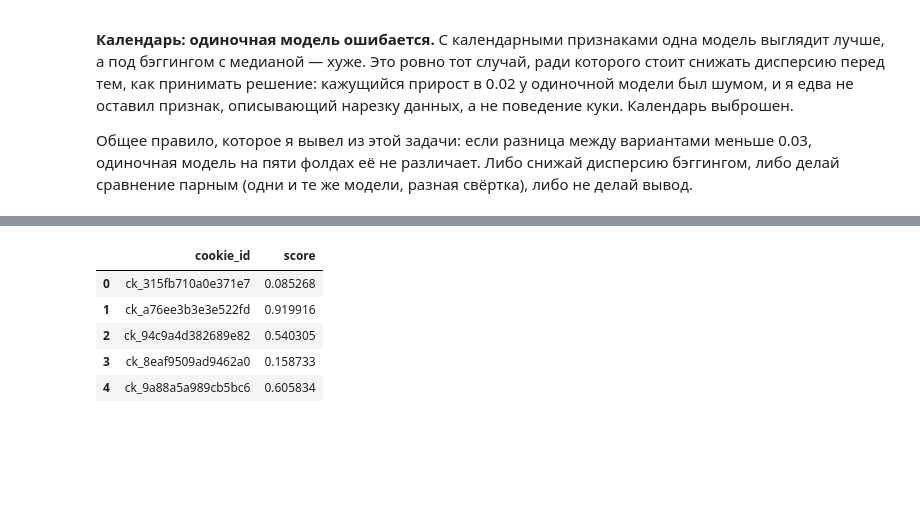
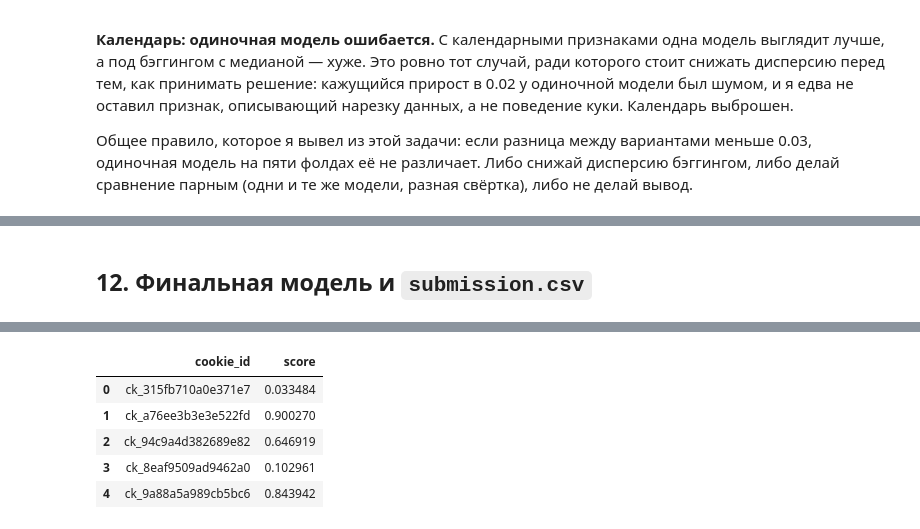
Before and after one commit to RomanPhys/Avito, a Jupyter notebook: solution.ipynb, the cells around one changed output, grey strips where cells are left out. Drawn from its saved outputs; the diff is of its cells as text; code cells hidden in the pictures; blank space fills up the shorter version.

```diff
--- a/solution.ipynb
+++ b/solution.ipynb
@@ -804,0 +977,19 @@ Wall time: 4min 42s
+# %%
+from sklearn.metrics import roc_auc_score
+
+CUT0 = pd.Timestamp('2026-04-13')
+_pairs = item_pairs(ev_tr, train)
+_dc = day_counts(_pairs[_pairs.day < CUT0], train, y)
+_cur = _pairs[_pairs.day >= CUT0]
+_rep = rep_asof(_cur, _dc, CUT0, _cur.cookie_id.unique())
+_rep.index = _cur.cookie_id.unique()
+_rep['день'] = train.set_index('cookie_id').window_start_ts.dt.normalize().reindex(_rep.index)
+_rep['y'] = pd.Series(y, index=train.cookie_id).reindex(_rep.index)
+
+rows = []
+for d, s in _rep.groupby('день'):
+    rows.append({'лаг, дней': (d - CUT0).days, 'куки': len(s), 'ботов': int(s.y.sum()),
+                 'AUC одного признака': round(roc_auc_score(s.y, s.ri_hot_share), 3),
+                 'hot_share у ботов': round(s.ri_hot_share[s.y == 1].mean(), 3),
+                 'hot_share у людей': round(s.ri_hot_share[s.y == 0].mean(), 3)})
+pd.DataFrame(rows)
@@ -805,19 +1426,42 @@ Wall time: 4min 42s
+# %% [markdown]
+## 12. Финальная модель и `submission.csv`
 # %%
 %%time
 N_BAG = 24
+HORIZON = '2026-04-20'          # первый день теста: пул меток целиком в прошлом относительно него
+LABELS = pd.Series(y, index=train.cookie_id)
+
+PAIRS_TR, PAIRS_TE = item_pairs(ev_tr, train), item_pairs(ev_te, test)
+PAIRS_ALL = pd.concat([PAIRS_TR, PAIRS_TE], ignore_index=True)
+DC = day_counts(PAIRS_TR, train, y)
+
+REP_TR = rep_lodo(PAIRS_TR, DC, train.cookie_id)                 # средние: все дни, кроме своего
+REP_TE = rep_asof(PAIRS_TE, DC, HORIZON, test.cookie_id)
+REP_TR['cp_llr'] = cp_train(PAIRS_ALL, train, LABELS)            # сумма: только прошлое, 7 дней
+REP_TE['cp_llr'] = cp_infer(PAIRS_ALL, test, train, LABELS, HORIZON)
+
+COLS = FEATURES + REP + ['cp_llr']
+XA = pd.concat([X_tr[FEATURES], REP_TR], axis=1)[COLS]
+XT = pd.concat([X_te[FEATURES], REP_TE], axis=1)[COLS]
+print('матрицы:', XA.shape, XT.shape)
+print('покрытие репутации: обучение %.3f | тест %.3f' % (REP_TR.ri_cov.mean(), REP_TE.ri_cov.mean()))
+
 
 def final_score(seed=SEED, n_bag=N_BAG):
     """Единственный путь вычисления score — используется и для сабмита, и для проверки."""
+    p_full = HistGradientBoostingClassifier(**PARAMS).fit(XA, y).predict_proba(XT)[:, 1]
     rng = np.random.default_rng(seed)
     P = []
     for i in range(n_bag):
-        idx = rng.choice(len(X_tr), len(X_tr), replace=True)
+        idx = rng.choice(len(XA), len(XA), replace=True)
         m = HistGradientBoostingClassifier(**{**PARAMS, 'random_state': 100 + i})
-        m.fit(X_tr[FEATURES].iloc[idx], y[idx])
-        P.append(m.predict_proba(X_te[FEATURES])[:, 1])
+        P.append(m.fit(XA.iloc[idx], y[idx]).predict_proba(XT)[:, 1])
     P = np.array(P)
-    median_rank = np.median(np.array([rankdata(p) for p in P]), 0) / len(X_te)
-    return 0.999 * median_rank + 0.001 * P.mean(0)
+    n = len(XT)
+    bag_rank = (np.array([rankdata(p) for p in P]) / n).mean(0)
+    s = 0.7 * rankdata(p_full) / n + 0.3 * bag_rank + 0.001 * P.mean(0)
+    return (s - s.min()) / (s.max() - s.min())
+
 
 sub = pd.DataFrame({'cookie_id': X_te.cookie_id, 'score': final_score()})
 sub.to_csv('submission.csv', index=False)
@@ -828,9 +1474,9 @@ Wall time: 1min 34s
 |  | cookie_id | score |
-| 0 | ck_315fb710a0e371e7 | 0.085268 |
-| 1 | ck_a76ee3b3e3e522fd | 0.919916 |
-| 2 | ck_94c9a4d382689e82 | 0.540305 |
-| 3 | ck_8eaf9509ad9462a0 | 0.158733 |
-| 4 | ck_9a88a5a989cb5bc6 | 0.605834 |
+| 0 | ck_315fb710a0e371e7 | 0.033484 |
+| 1 | ck_a76ee3b3e3e522fd | 0.900270 |
+| 2 | ck_94c9a4d382689e82 | 0.646919 |
+| 3 | ck_8eaf9509ad9462a0 | 0.102961 |
+| 4 | ck_9a88a5a989cb5bc6 | 0.843942 |
 # %%
 chk = pd.read_csv('submission.csv')
 assert list(chk.columns) == ['cookie_id', 'score'],      'ровно две колонки в нужном порядке'
```
Also changed, not shown: parts of 34 cells of this notebook, 2 other files.
